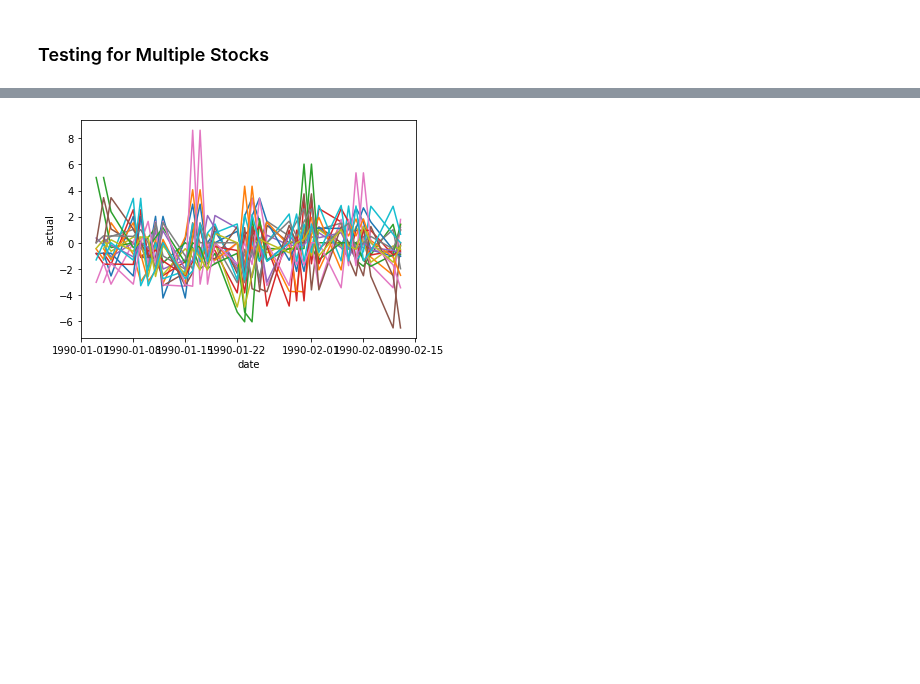
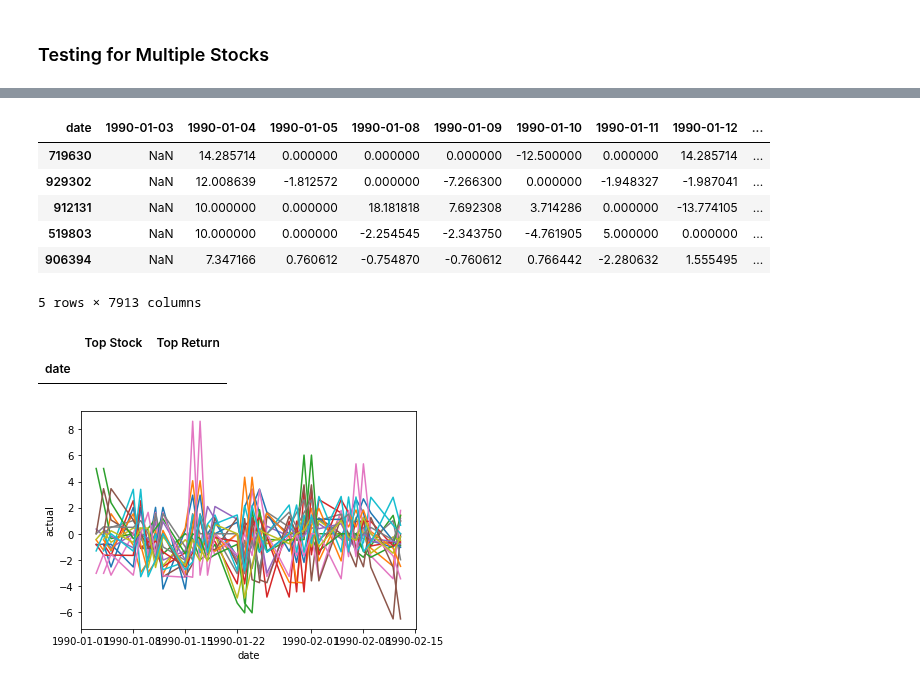
Before and after one commit to jeremylee73/differential-capital, a Jupyter notebook: baseline-model/baseline_model.ipynb, the cells around one changed output, grey strips where cells are left out. Saved outputs shown, nothing was run; the diff lists cells and outputs as text; code cells hidden in the pictures; blank space fills up the shorter version.

Commit message:
multi stock and returns

```diff
--- a/baseline-model/baseline_model.ipynb
+++ b/baseline-model/baseline_model.ipynb
@@ -183,0 +106,9 @@ def bottomStocks():
+# %%
+# coding purposes only
+returns = pd.read_pickle('Data/returns.pkl')
+returns.drop(returns.index[0], inplace=True)
+df = returns.shift(1, axis=0).transpose()
+df.head()
+
+# use df, data shifted by one day, transposed
+# df.nlargest(3, df.columns[0])
@@ -183,0 +123,30 @@ def bottomStocks():
+# %%
+# sorting the stock return by day
+
+date = df.columns[1]
+df.sort_values(by=date, ascending=False).head()
+
+# here, Jan 4 stock returns are shown in descending order
+# %% [output]
+| date | 1990-01-03 | 1990-01-04 | 1990-01-05 | 1990-01-08 | 1990-01-09 | 1990-01-10 | 1990-01-11 | 1990-01-12 | ... |
+| 719630 | NaN | 14.285714 | 0.000000 | 0.000000 | 0.000000 | -12.500000 | 0.000000 | 14.285714 | ... |
+| 929302 | NaN | 12.008639 | -1.812572 | 0.000000 | -7.266300 | 0.000000 | -1.948327 | -1.987041 | ... |
+| 912131 | NaN | 10.000000 | 0.000000 | 18.181818 | 7.692308 | 3.714286 | 0.000000 | -13.774105 | ... |
+| 519803 | NaN | 10.000000 | 0.000000 | -2.254545 | -2.343750 | -4.761905 | 5.000000 | 0.000000 | ... |
+| 906394 | NaN | 7.347166 | 0.760612 | -0.754870 | -0.760612 | 0.766442 | -2.280632 | 1.555495 | ... |
+5 rows × 7913 columns
+# %%
+# create a new dataframe to add all info
+
+sortedStocks = df.sort_values(by=date, ascending=False)
+sortedStocks[df.columns[3]].values[0]
+summary = pd.DataFrame(columns=['date','Top Stock', 'Top Return'])
+summary.set_index(['date'])
+
+
+topstock = sortedStocks.index[0]
+summary.loc[summary.index[0]] = topstock
+summary
+# %% [output]
+|  | Top Stock | Top Return |
+| date |  |  |
```
Also changed, not shown: parts of 22 cells of this notebook.
